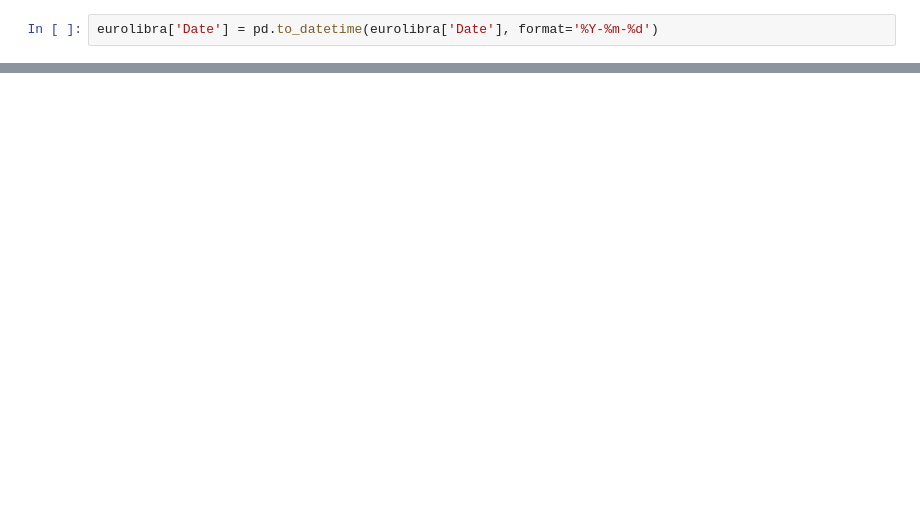
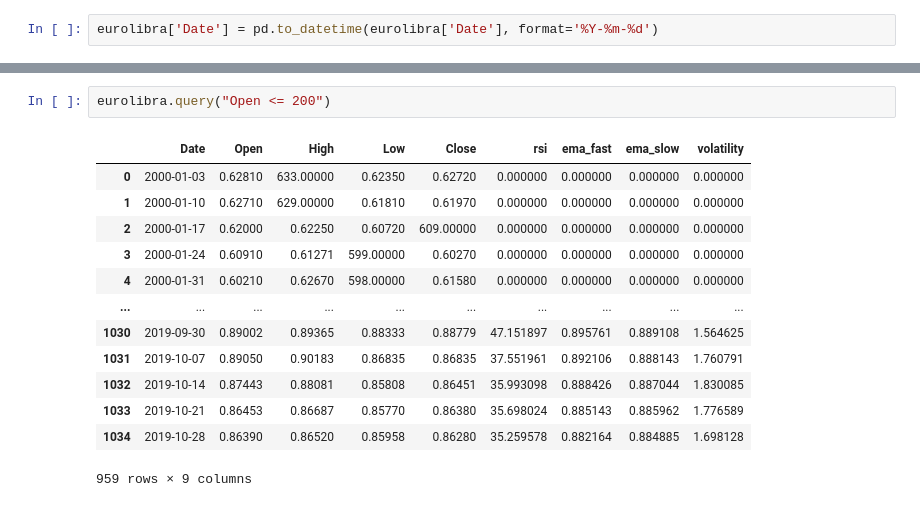
Before and after one commit to MartaBallesterB/FemHack---Hack-The-Markets, a Jupyter notebook: Untitled.ipynb, the cells around one changed output, grey strips where cells are left out. Drawn from its saved outputs; the diff is of its cells as text; blank space fills up the shorter version.

```diff
--- a/Untitled.ipynb
+++ b/Untitled.ipynb
@@ -67,0 +116,16 @@ plt.show()
+# %%
+eurolibra.query("Open <= 200")
+# %% [output]
+|  | Date | Open | High | Low | Close | rsi | ema_fast | ema_slow | volatility |
+| 0 | 2000-01-03 | 0.62810 | 633.00000 | 0.62350 | 0.62720 | 0.000000 | 0.000000 | 0.000000 | 0.000000 |
+| 1 | 2000-01-10 | 0.62710 | 629.00000 | 0.61810 | 0.61970 | 0.000000 | 0.000000 | 0.000000 | 0.000000 |
+| 2 | 2000-01-17 | 0.62000 | 0.62250 | 0.60720 | 609.00000 | 0.000000 | 0.000000 | 0.000000 | 0.000000 |
+| 3 | 2000-01-24 | 0.60910 | 0.61271 | 599.00000 | 0.60270 | 0.000000 | 0.000000 | 0.000000 | 0.000000 |
+| 4 | 2000-01-31 | 0.60210 | 0.62670 | 598.00000 | 0.61580 | 0.000000 | 0.000000 | 0.000000 | 0.000000 |
+| ... | ... | ... | ... | ... | ... | ... | ... | ... | ... |
+| 1030 | 2019-09-30 | 0.89002 | 0.89365 | 0.88333 | 0.88779 | 47.151897 | 0.895761 | 0.889108 | 1.564625 |
+| 1031 | 2019-10-07 | 0.89050 | 0.90183 | 0.86835 | 0.86835 | 37.551961 | 0.892106 | 0.888143 | 1.760791 |
+| 1032 | 2019-10-14 | 0.87443 | 0.88081 | 0.85808 | 0.86451 | 35.993098 | 0.888426 | 0.887044 | 1.830085 |
+| 1033 | 2019-10-21 | 0.86453 | 0.86687 | 0.85770 | 0.86380 | 35.698024 | 0.885143 | 0.885962 | 1.776589 |
+| 1034 | 2019-10-28 | 0.86390 | 0.86520 | 0.85958 | 0.86280 | 35.259578 | 0.882164 | 0.884885 | 1.698128 |
+959 rows × 9 columns
```
Also changed, not shown: parts of 20 cells of this notebook.
